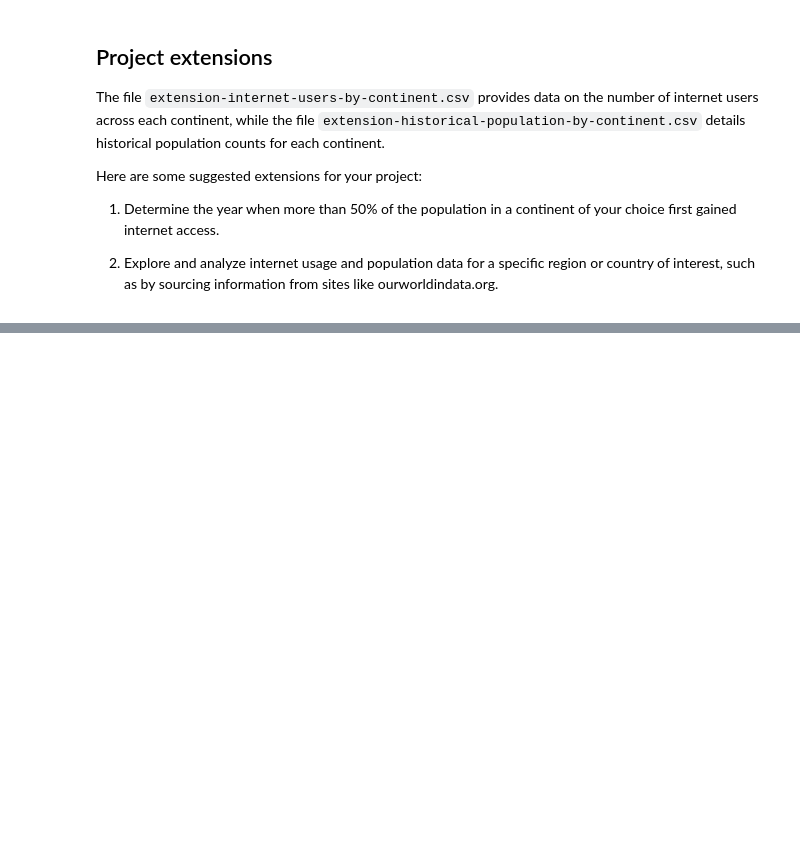
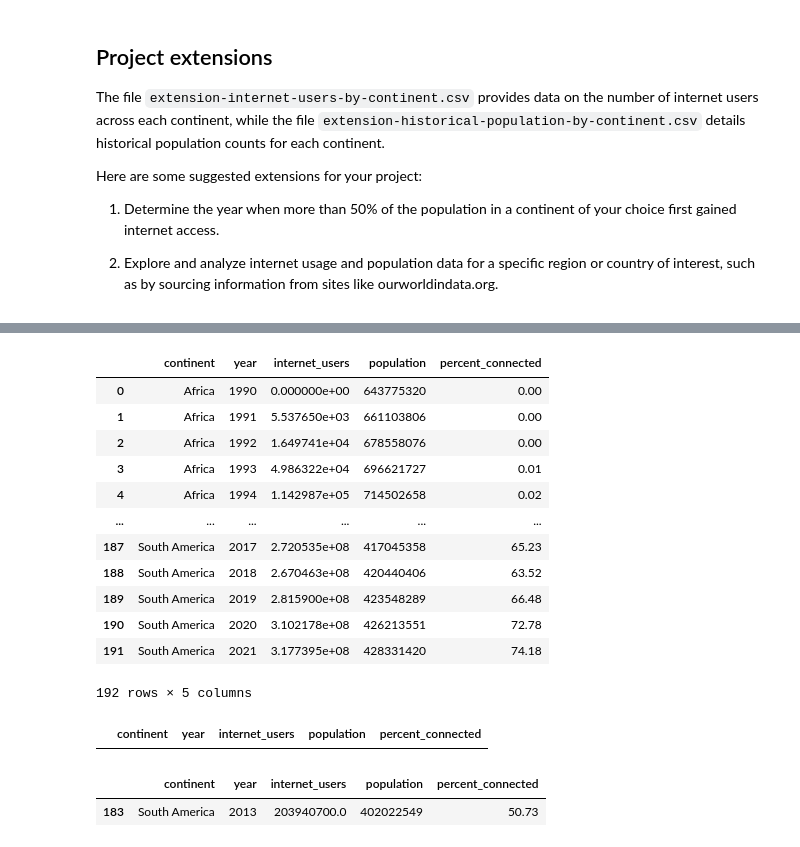
Before and after one commit to Fano-Rdz/Mineria_de_Datos, a Jupyter notebook: World-Connected-178584.ipynb, the cells around one changed output, grey strips where cells are left out. Drawn from its saved outputs; the diff is of its cells as text; code cells hidden in the pictures; blank space fills up the shorter version.

```diff
--- a/World-Connected-178584.ipynb
+++ b/World-Connected-178584.ipynb
@@ -299,0 +227,6 @@ oceania_data
+# %%
+internet_continent = pd.read_csv('extension-internet-users-by-continent.csv')
+internet_continent # Display the DataFrame
+
+population_continent = pd.read_csv('extension-historical-population-by-continent.csv')
+population_continent # Display the DataFrame
@@ -299,0 +247,3 @@ oceania_data
+# %%
+merged_continent_data = pd.merge(internet_continent, population_continent, on=['continent', 'year'], how='inner')
+merged_continent_data
@@ -299,0 +264,31 @@ oceania_data
+# %%
+merged_continent_data['percent_connected'] = (merged_continent_data['internet_users'] / merged_continent_data['population']) * 100
+merged_continent_data['percent_connected'] = merged_continent_data['percent_connected'].round(2)
+merged_continent_data
+# %% [output]
+|  | continent | year | internet_users | population | percent_connected |
+| 0 | Africa | 1990 | 0.000000e+00 | 643775320 | 0.00 |
+| 1 | Africa | 1991 | 5.537650e+03 | 661103806 | 0.00 |
+| 2 | Africa | 1992 | 1.649741e+04 | 678558076 | 0.00 |
+| 3 | Africa | 1993 | 4.986322e+04 | 696621727 | 0.01 |
+| 4 | Africa | 1994 | 1.142987e+05 | 714502658 | 0.02 |
+| ... | ... | ... | ... | ... | ... |
+| 187 | South America | 2017 | 2.720535e+08 | 417045358 | 65.23 |
+| 188 | South America | 2018 | 2.670463e+08 | 420440406 | 63.52 |
+| 189 | South America | 2019 | 2.815900e+08 | 423548289 | 66.48 |
+| 190 | South America | 2020 | 3.102178e+08 | 426213551 | 72.78 |
+| 191 | South America | 2021 | 3.177395e+08 | 428331420 | 74.18 |
+192 rows × 5 columns
+# %%
+continent_of_interest = 'Africa'
+africa_over_50_percent = merged_continent_data.query('continent == @continent_of_interest and percent_connected >= 50')
+africa_over_50_percent.head(1)
+# %% [output]
+|  | continent | year | internet_users | population | percent_connected |
+# %%
+continent_of_interest = 'South America'
+over_50_percent_sa = merged_continent_data.query('continent == @continent_of_interest and percent_connected >= 50')
+over_50_percent_sa.head(1)
+# %% [output]
+|  | continent | year | internet_users | population | percent_connected |
+| 183 | South America | 2013 | 203940700.0 | 402022549 | 50.73 |
```
Also changed, not shown: parts of 11 cells of this notebook.
